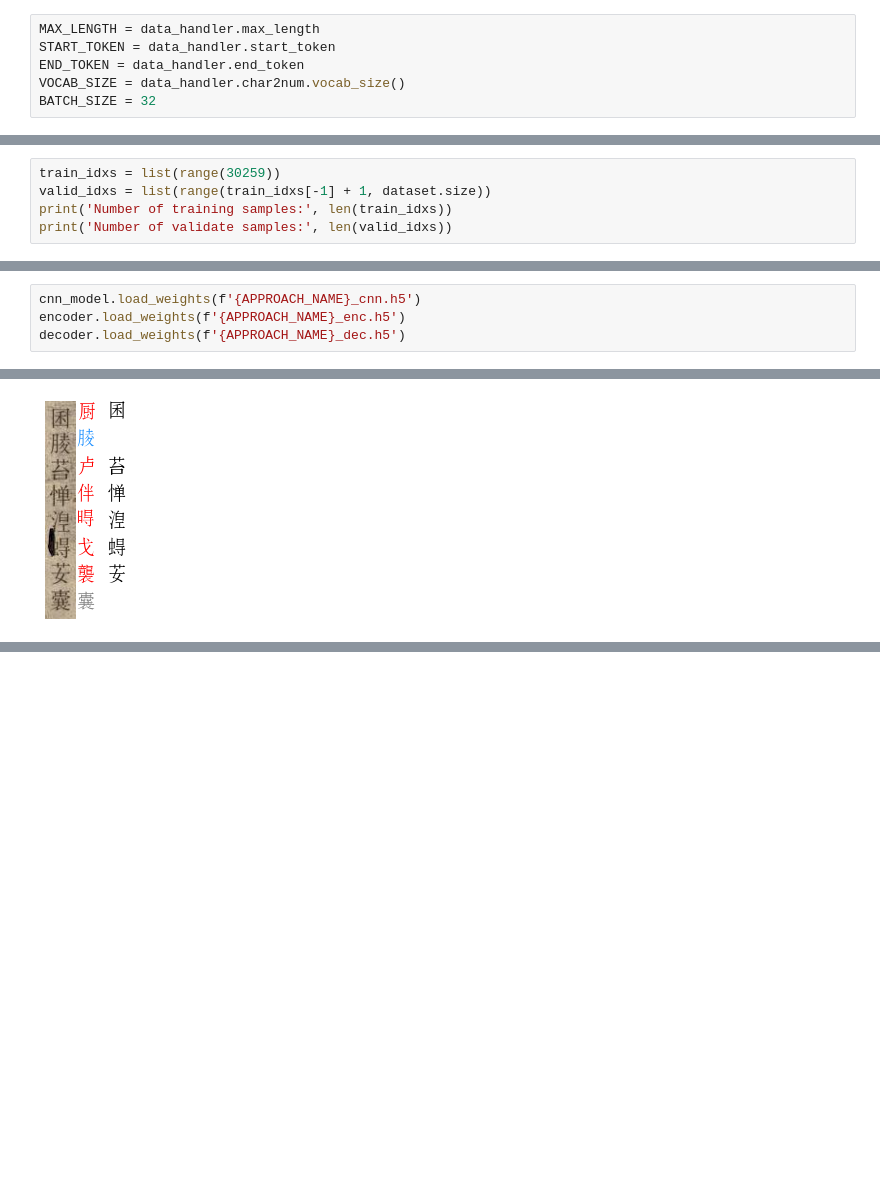
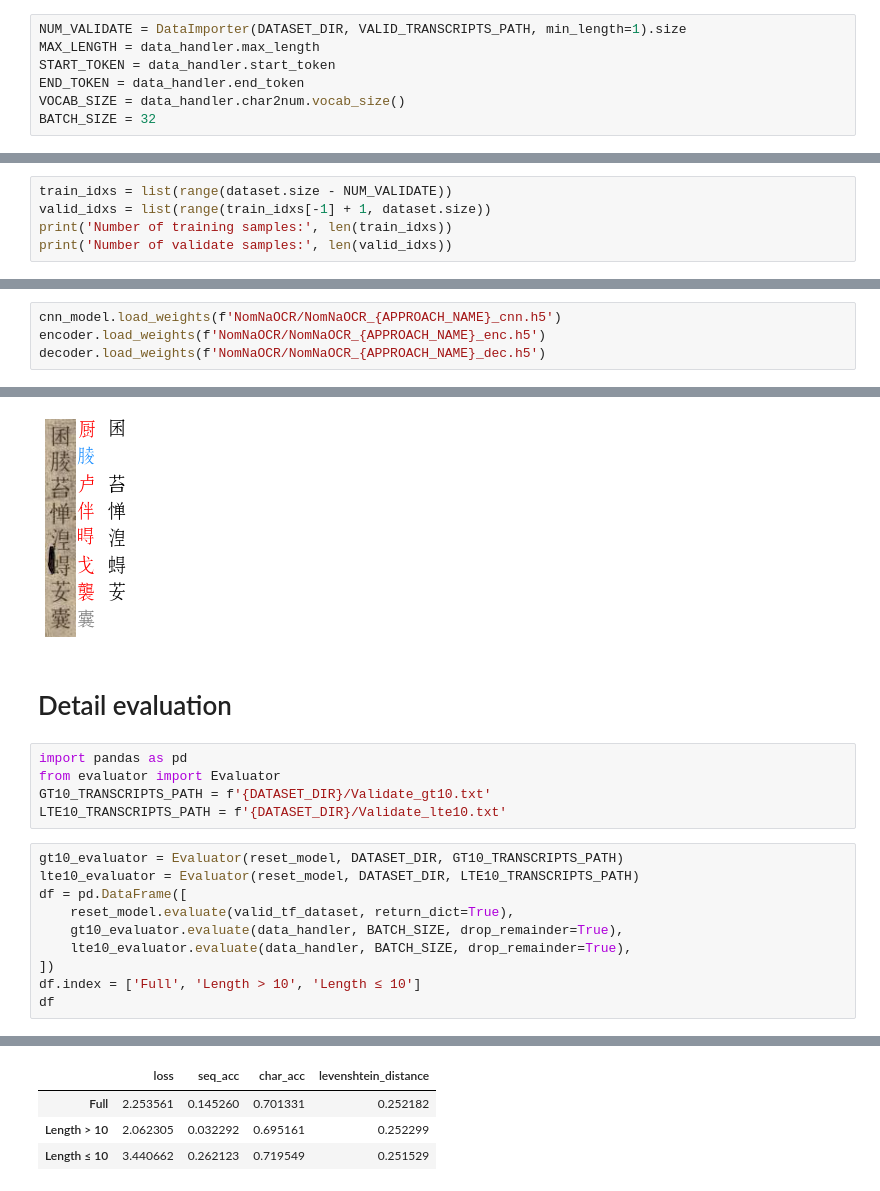
Before and after one commit to 18520339/NomNaOCR, a Jupyter notebook: Text recognition/TransformerOCR/CNNxTransformer.ipynb, the cells around one changed output, grey strips where cells are left out. Saved outputs shown, nothing was run; the diff lists cells and outputs as text; blank space fills up the shorter version.

Commit message:
Evaluate validate data for > 10 and ≤ 10 in length

```diff
--- a/Text recognition/TransformerOCR/CNNxTransformer.ipynb
+++ b/Text recognition/TransformerOCR/CNNxTransformer.ipynb
@@ -58,6 +59,7 @@ data_handler = DataHandler(
     end_char = END_CHAR
 )
 # %%
+NUM_VALIDATE = DataImporter(DATASET_DIR, VALID_TRANSCRIPTS_PATH, min_length=1).size
 MAX_LENGTH = data_handler.max_length
 START_TOKEN = data_handler.start_token
 END_TOKEN = data_handler.end_token
@@ -173,7 +175,7 @@ ________________________________________________________________________________
 # %% [markdown]
 # Training
 # %%
-train_idxs = list(range(30259))
+train_idxs = list(range(dataset.size - NUM_VALIDATE))
 valid_idxs = list(range(train_idxs[-1] + 1, dataset.size))
 print('Number of training samples:', len(train_idxs))
 print('Number of validate samples:', len(valid_idxs))
@@ -292,9 +294,9 @@ decoder = TransformerDecoderBlock(
     dropout_rate = DROPOUT_RATE,
 )
 # %%
-cnn_model.load_weights(f'{APPROACH_NAME}_cnn.h5')
-encoder.load_weights(f'{APPROACH_NAME}_enc.h5')
-decoder.load_weights(f'{APPROACH_NAME}_dec.h5')
+cnn_model.load_weights(f'NomNaOCR/NomNaOCR_{APPROACH_NAME}_cnn.h5')
+encoder.load_weights(f'NomNaOCR/NomNaOCR_{APPROACH_NAME}_enc.h5')
+decoder.load_weights(f'NomNaOCR/NomNaOCR_{APPROACH_NAME}_dec.h5')
 # %%
 reset_model = TransformerOCR(cnn_model, encoder, decoder, data_handler)
 reset_model.compile(
@@ -365,3 +360,21 @@ print('Predicted text:', ''.join(pred_labels))
 # %% [output]
 Predicted text: 厨𦝄卢伴𣈜戈襲
 [figure]
+# %% [markdown]
+# Detail evaluation
+# %%
+import pandas as pd
+from evaluator import Evaluator
+GT10_TRANSCRIPTS_PATH = f'{DATASET_DIR}/Validate_gt10.txt'
+LTE10_TRANSCRIPTS_PATH = f'{DATASET_DIR}/Validate_lte10.txt'
+# %%
+gt10_evaluator = Evaluator(reset_model, DATASET_DIR, GT10_TRANSCRIPTS_PATH)
+lte10_evaluator = Evaluator(reset_model, DATASET_DIR, LTE10_TRANSCRIPTS_PATH)
+df = pd.DataFrame([
+    reset_model.evaluate(valid_tf_dataset, return_dict=True),
+    gt10_evaluator.evaluate(data_handler, BATCH_SIZE, drop_remainder=True),
+    lte10_evaluator.evaluate(data_handler, BATCH_SIZE, drop_remainder=True),
+])
+df.index = ['Full', 'Length > 10', 'Length ≤ 10']
+df
+# %% [output]
@@ -367,0 +384,4 @@ Predicted text: 厨𦝄卢伴𣈜戈襲
+|  | loss | seq_acc | char_acc | levenshtein_distance |
+| Full | 2.253561 | 0.145260 | 0.701331 | 0.252182 |
+| Length > 10 | 2.062305 | 0.032292 | 0.695161 | 0.252299 |
+| Length ≤ 10 | 3.440662 | 0.262123 | 0.719549 | 0.251529 |
```
Also changed, not shown: parts of 4 cells of this notebook, 15 other files.
